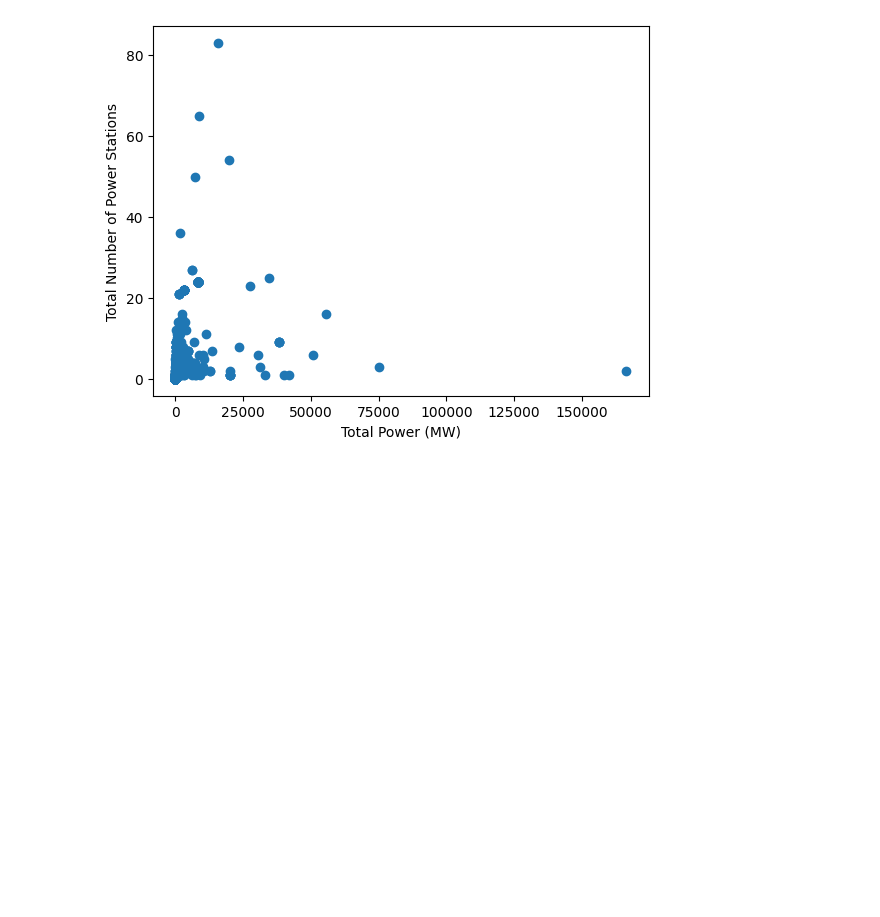
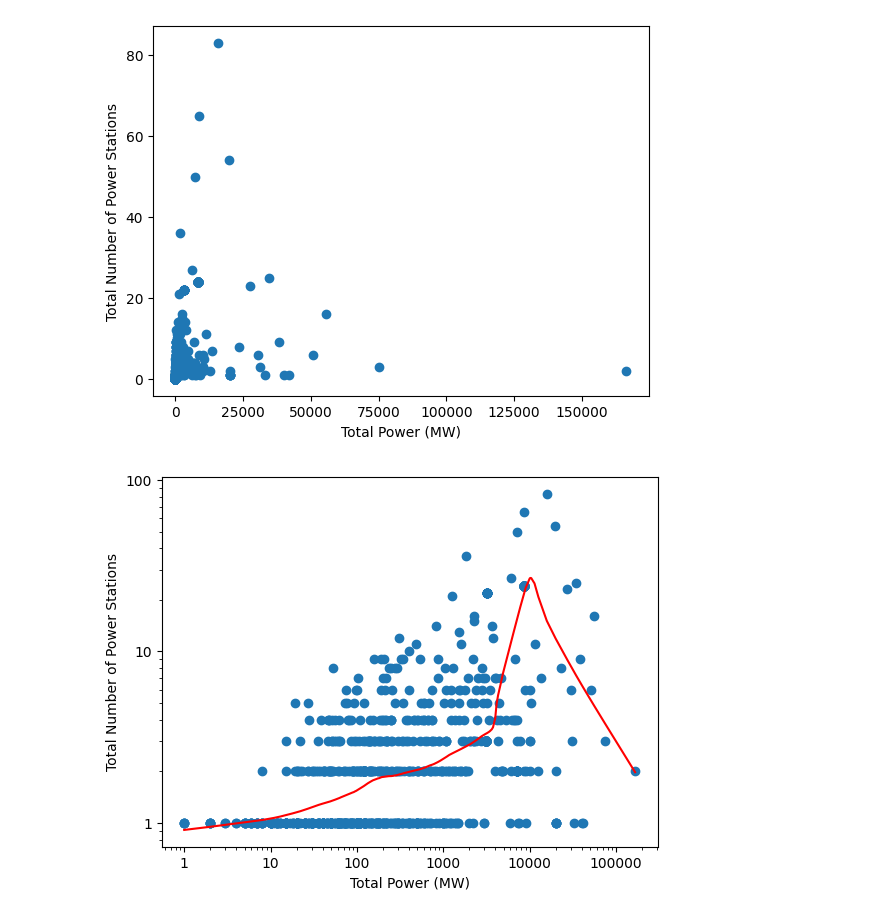
Before and after one commit to j-jayes/paper-3-analysis, a Jupyter notebook: src/sense-check-first-stage.ipynb, the cells around one changed output. Cells and saved outputs as stored; diff of their text form; code cells hidden in the pictures; blank space fills up the shorter version.

```diff
--- a/src/sense-check-first-stage.ipynb
+++ b/src/sense-check-first-stage.ipynb
@@ -26,3 +26,29 @@ plt.ylabel("Total Number of Power Stations")
 plt.show()
 # %% [output]
 [figure]
+# %%
+import matplotlib.ticker as ticker
+
+# filter out zero or negative values
+df_filtered = df[(df["total_power"] > 0) & (df["total_stations"] > 0)]
+
+# fit loess regression model to log of total power and total stations
+lowess = sm.nonparametric.lowess
+power_smooth_log = lowess(np.log(df_filtered["total_stations"]), np.log(df_filtered["total_power"]), frac=0.3)
+
+# plot scatter plot with loess regression line
+fig, ax = plt.subplots()
+ax.scatter(df_filtered["total_power"], df_filtered["total_stations"])
+ax.plot(np.exp(power_smooth_log[:, 0]), np.exp(power_smooth_log[:, 1]), color='red')
+ax.set_xscale('log')
+ax.set_yscale('log')
+ax.set_xlabel("Total Power (MW)")
+ax.set_ylabel("Total Number of Power Stations")
+
+# set x-axis and y-axis tick formatter to ScalarFormatter
+ax.xaxis.set_major_formatter(ticker.ScalarFormatter())
+ax.yaxis.set_major_formatter(ticker.ScalarFormatter())
+
+plt.show()
+# %% [output]
+[figure, added]
```
Also changed, not shown: 26 other files.
